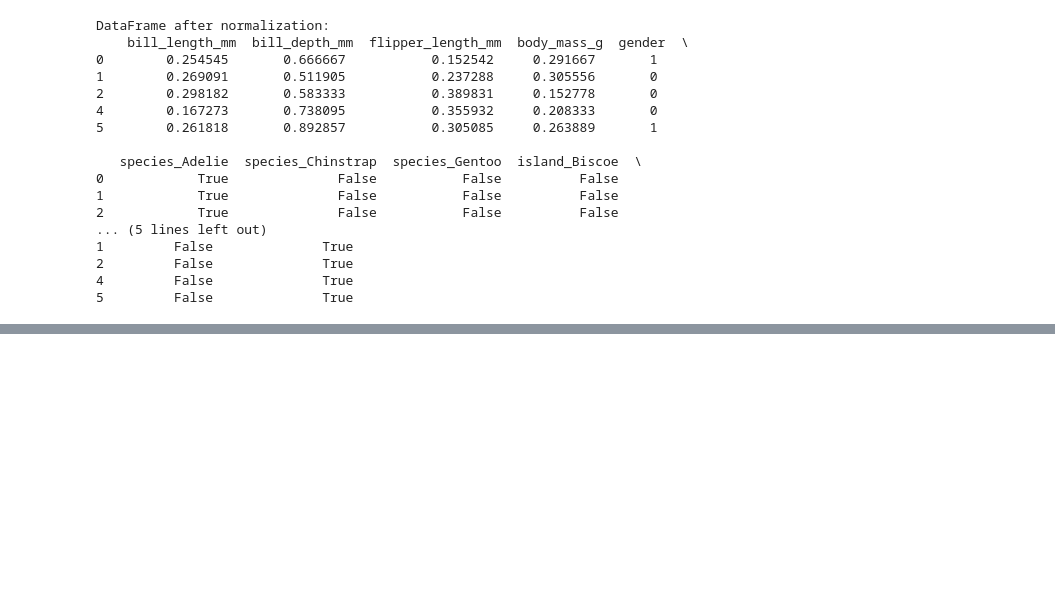
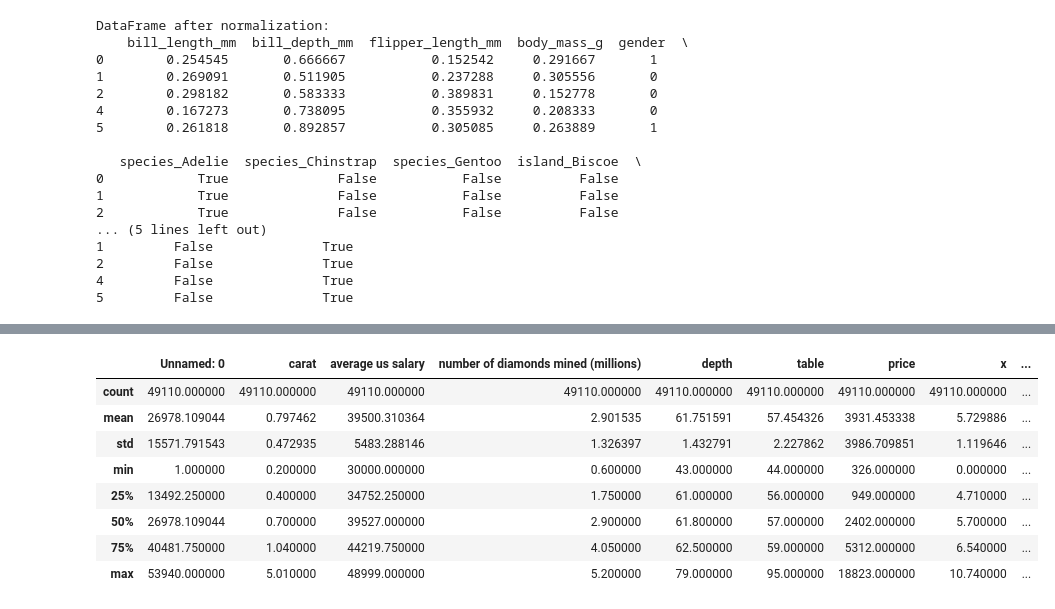
Before and after one commit to kalyanvv/ML-Assignment-1, a Jupyter notebook: Assignment1.ipynb, the cells around one changed output, grey strips where cells are left out. Saved outputs shown, nothing was run; the diff lists cells and outputs as text; code cells hidden in the pictures; blank space fills up the shorter version.

```diff
--- a/Assignment1.ipynb
+++ b/Assignment1.ipynb
@@ -298,0 +427,12 @@ DataFrame after normalization:
+# %%
+data2.describe()
+# %% [output]
+|  | Unnamed: 0 | carat | average us salary | number of diamonds mined (millions) | depth | table | price | x | ... |
+| count | 49110.000000 | 49110.000000 | 49110.000000 | 49110.000000 | 49110.000000 | 49110.000000 | 49110.000000 | 49110.000000 | ... |
+| mean | 26978.109044 | 0.797462 | 39500.310364 | 2.901535 | 61.751591 | 57.454326 | 3931.453338 | 5.729886 | ... |
+| std | 15571.791543 | 0.472935 | 5483.288146 | 1.326397 | 1.432791 | 2.227862 | 3986.709851 | 1.119646 | ... |
+| min | 1.000000 | 0.200000 | 30000.000000 | 0.600000 | 43.000000 | 44.000000 | 326.000000 | 0.000000 | ... |
+| 25% | 13492.250000 | 0.400000 | 34752.250000 | 1.750000 | 61.000000 | 56.000000 | 949.000000 | 4.710000 | ... |
+| 50% | 26978.109044 | 0.700000 | 39527.000000 | 2.900000 | 61.800000 | 57.000000 | 2402.000000 | 5.700000 | ... |
+| 75% | 40481.750000 | 1.040000 | 44219.750000 | 4.050000 | 62.500000 | 59.000000 | 5312.000000 | 6.540000 | ... |
+| max | 53940.000000 | 5.010000 | 48999.000000 | 5.200000 | 79.000000 | 95.000000 | 18823.000000 | 10.740000 | ... |
```
Also changed, not shown: parts of 11 cells of this notebook.
